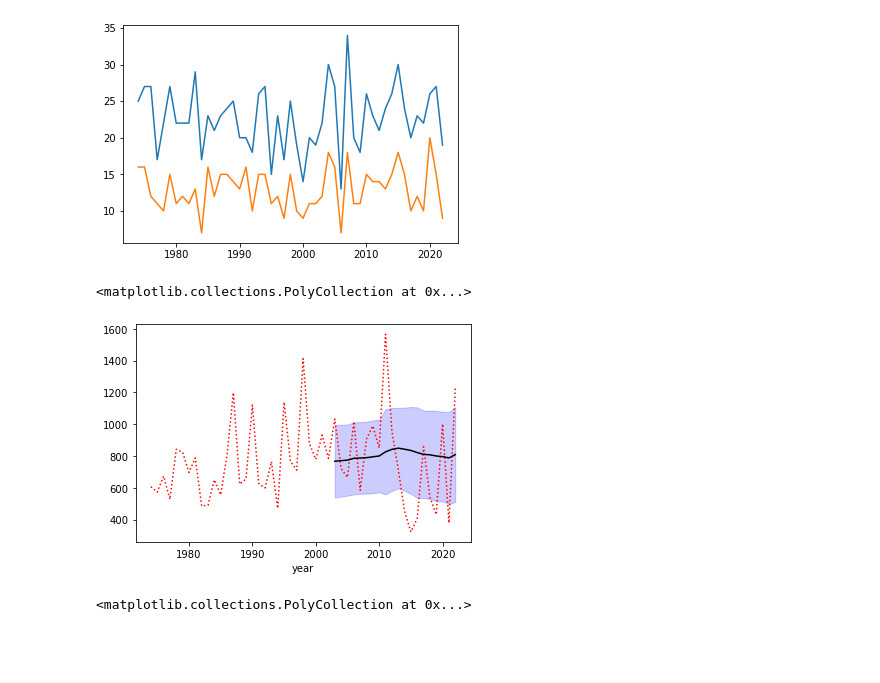
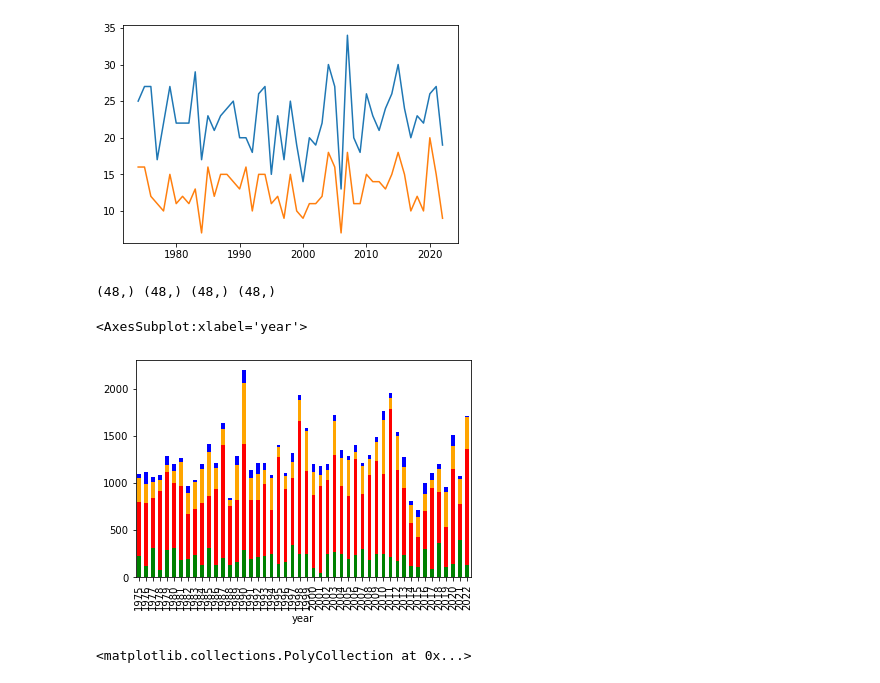
Before and after one commit to JeunghyunLee/2022-DAV_project, a Jupyter notebook: rainfall_analysis.ipynb, the cells around one changed output. Cells and saved outputs as stored; diff of their text form; code cells hidden in the pictures; blank space fills up the shorter version.

```diff
--- a/rainfall_analysis.ipynb
+++ b/rainfall_analysis.ipynb
@@ -80,17 +80,28 @@ events['s2'].plot()
 <AxesSubplot:>
 [figure]
 # %%
-seasonal = df.groupby(['year','season']).sum()[c]
-fig2,ax2 = plt.subplots()
+seasonal = df.groupby(['year','season']).sum()[c].loc[years[1]:years[-1]]
+spring = seasonal.loc[:,1]
 summer = seasonal.loc[:,2]
-standard = summer.rolling(30).mean()
-dev = summer.rolling(30).std()
-summer.plot(color='red',linestyle='dotted')
-standard.plot(color='black')
-ax2.fill_between(standard.index,standard+dev,standard-dev,color='blue',alpha=0.2)
+fall = seasonal.loc[:,3]
+winter = seasonal.loc[:,4]
+
+# fig2,ax2 = plt.subplots()
+# standard = summer.rolling(30).mean()
+# dev = summer.rolling(30).std()
+# summer.plot(color='red',linestyle='dotted')
+# standard.plot(color='black')
+# ax2.fill_between(standard.index,standard+dev,standard-dev,color='blue',alpha=0.2)
+print(spring.shape,summer.shape,fall.shape,winter.shape)
+fig,ax = plt.subplots()
+spring.plot(kind='bar',ax=ax,color='green')
+summer.plot(kind='bar',ax=ax,bottom=spring,color='red')
+fall.plot(kind='bar',ax=ax,bottom=spring+summer,color='orange')
+winter.plot(kind='bar',ax=ax,bottom=spring+summer+fall,color='blue')
 # %% [output]
-<matplotlib.collections.PolyCollection at 0x...>
+(48,) (48,) (48,) (48,)
+<AxesSubplot:xlabel='year'>
-[figure, old version]
+[figure, new version]
 # %%
 yearlysum=df.groupby('year').sum()[c]
 standard = yearlysum.rolling(30).mean()
```
Also changed, not shown: 14 other files.
